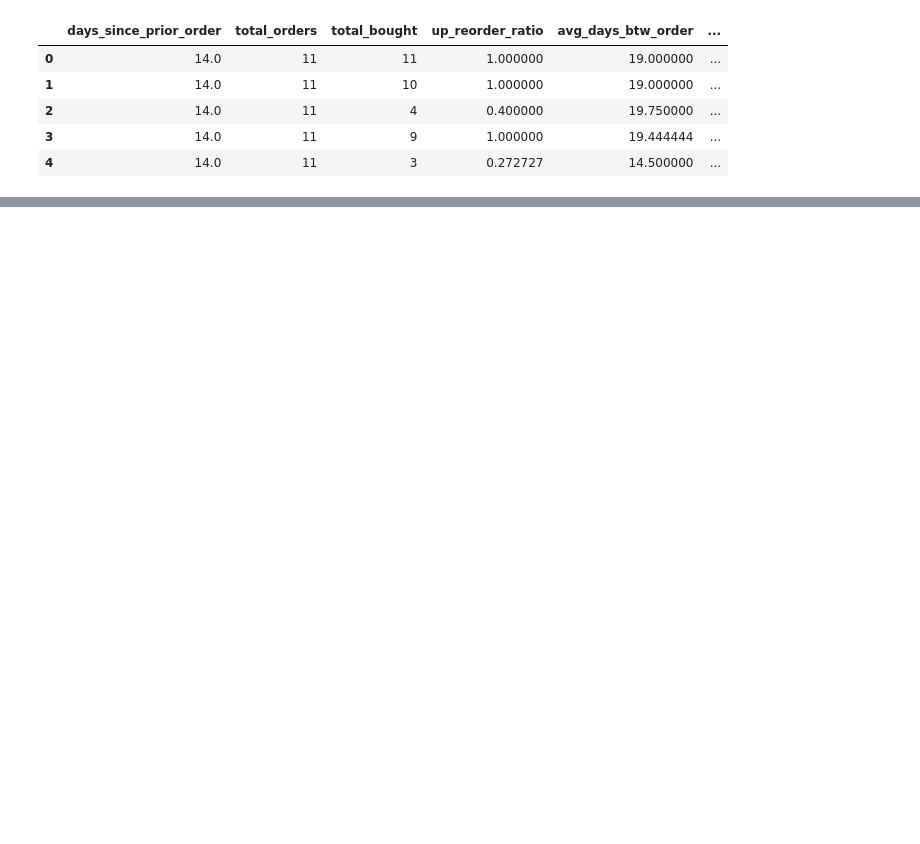
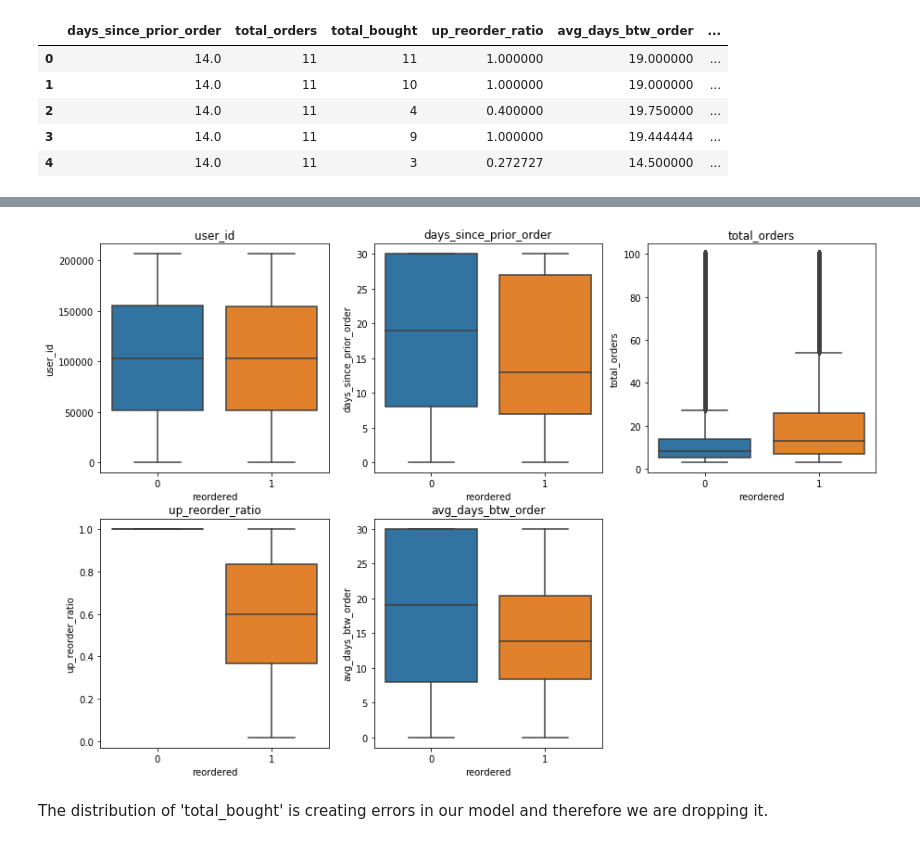
Before and after one commit to ellapimentel/InstacartBasketAnalysis, a Jupyter notebook: Capstone 2 Preprocessing.ipynb, the cells around one changed output, grey strips where cells are left out. Saved outputs shown, nothing was run; the diff lists cells and outputs as text; code cells hidden in the pictures; blank space fills up the shorter version.

```diff
--- a/Capstone 2 Preprocessing.ipynb
+++ b/Capstone 2 Preprocessing.ipynb
@@ -121,6 +150,6 @@ Index(['order_id', 'user_id', 'order_number', 'order_dow', 'order_hour_of_day',
 # %%
 df = df[[ 'user_id','product_id', 'order_number','order_id','reordered', 'days_since_prior_order']]
-df = df.merge(total_orders, on = 'user_id', how ='left')
+df = df.merge(user_prod[['user_id','product_id','total_orders']], on = ['user_id','product_id'], how = 'left')
 df.head()
 # %% [output]
 |  | user_id | product_id | order_number | order_id | reordered | days_since_prior_order | total_orders |
@@ -212,0 +307,16 @@ X_train.head()
+# %%
+X_col =['user_id', 'days_since_prior_order', 'total_orders',
+        'up_reorder_ratio', 'avg_days_btw_order',
+       'percent_reorder']
+
+fig = plt.figure(figsize= (15,10))
+for col, num in zip (X_col, range( 1,len(X_col))):
+    plt.subplot(2,3,num)
+    sns.boxplot(y = col , x ='reordered', data = df)
+    plt.title(col)
+fig.savefig('featureboxplots.png')
+plt.show()
+# %% [output]
+[figure, added]
+# %% [markdown]
+The distribution of 'total_bought' is creating errors in our model and therefore we are dropping it.
```
Also changed, not shown: parts of 30 cells of this notebook.
